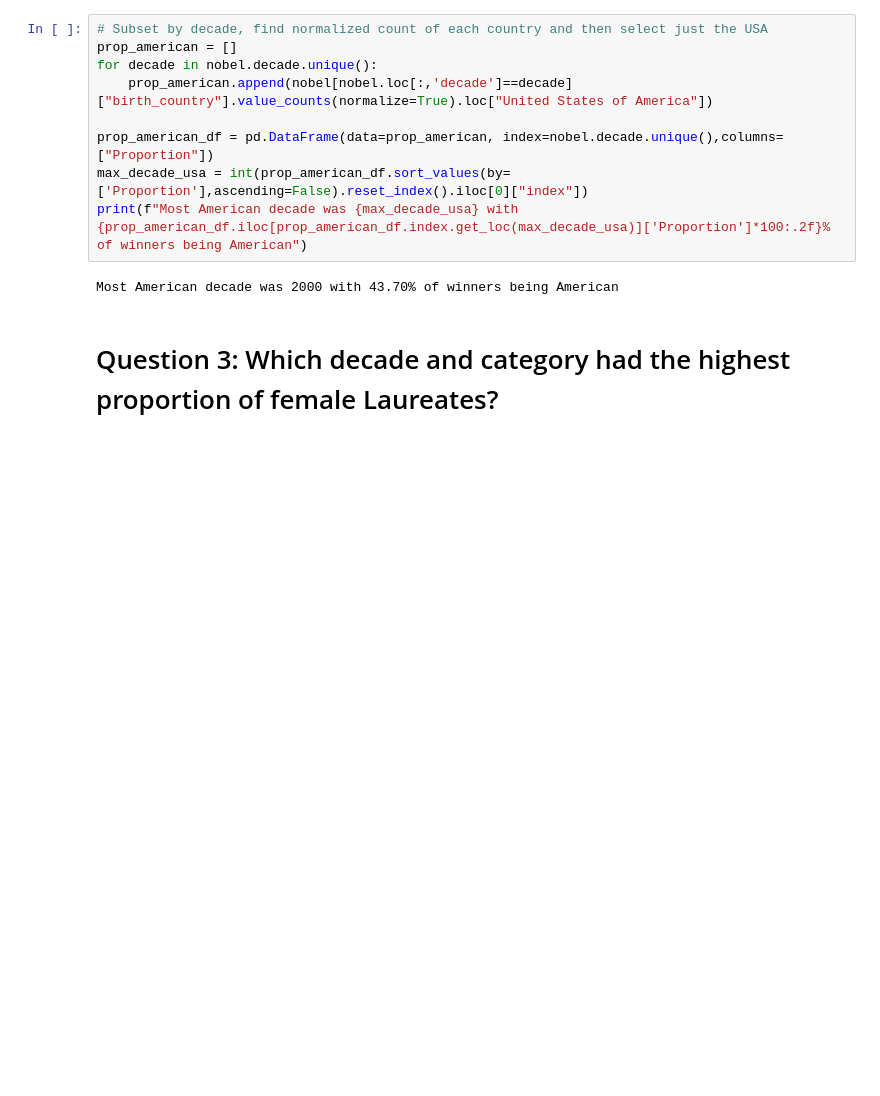
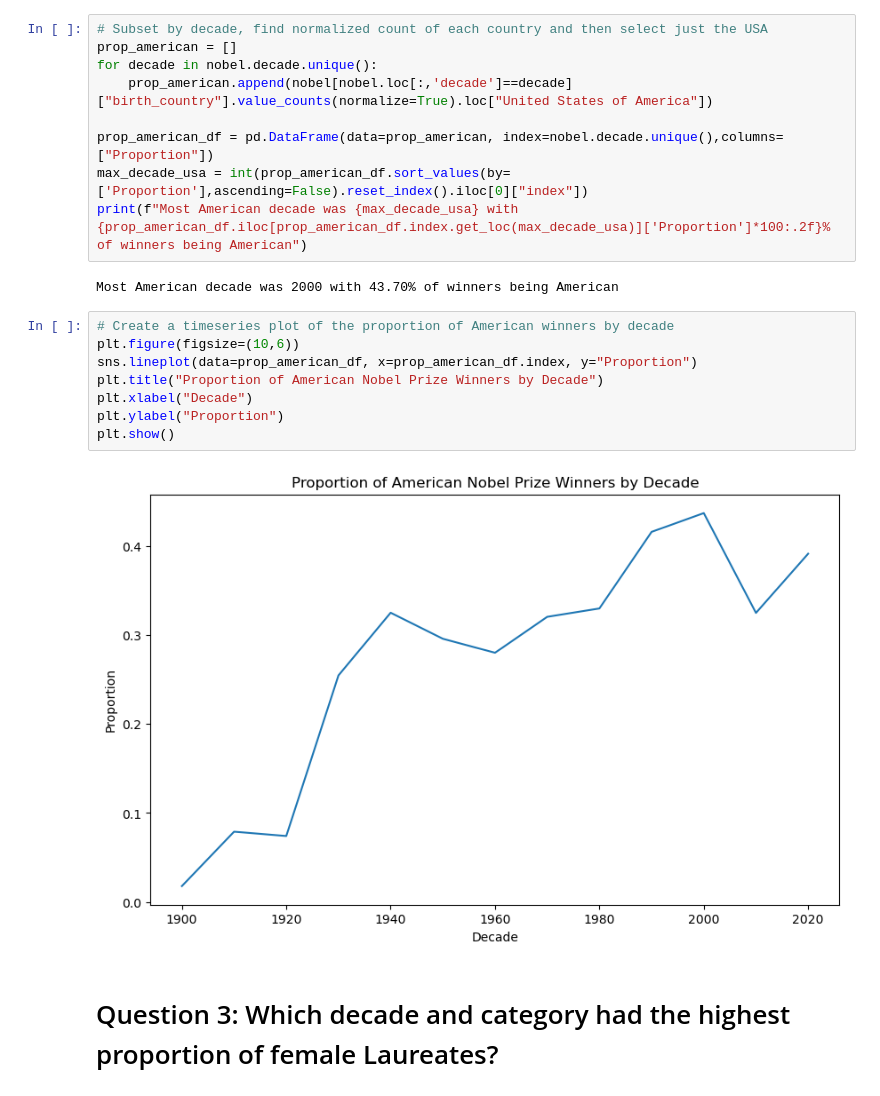
Before and after one commit to LucasFinney/data-portfolio, a Jupyter notebook: Projects/NobelPrizeWinners/notebook.ipynb, the cells around one changed output. Drawn from its saved outputs; the diff is of its cells as text; blank space fills up the shorter version.

```diff
--- a/Projects/NobelPrizeWinners/notebook.ipynb
+++ b/Projects/NobelPrizeWinners/notebook.ipynb
@@ -57,6 +78,16 @@ max_decade_usa = int(prop_american_df.sort_values(by=['Proportion'],ascending=Fa
 print(f"Most American decade was {max_decade_usa} with {prop_american_df.iloc[prop_american_df.index.get_loc(max_decade_usa)]['Proportion']*100:.2f}% of winners being American")
 # %% [output]
 Most American decade was 2000 with 43.70% of winners being American
+# %%
+# Create a timeseries plot of the proportion of American winners by decade
+plt.figure(figsize=(10,6))
+sns.lineplot(data=prop_american_df, x=prop_american_df.index, y="Proportion")
+plt.title("Proportion of American Nobel Prize Winners by Decade")
+plt.xlabel("Decade")
+plt.ylabel("Proportion")
+plt.show()
+# %% [output]
+[figure, added]
 # %% [markdown]
 # Question 3: Which decade and category had the highest proportion of female Laureates?
 # %%
```
Also changed, not shown: parts of 3 cells of this notebook.
